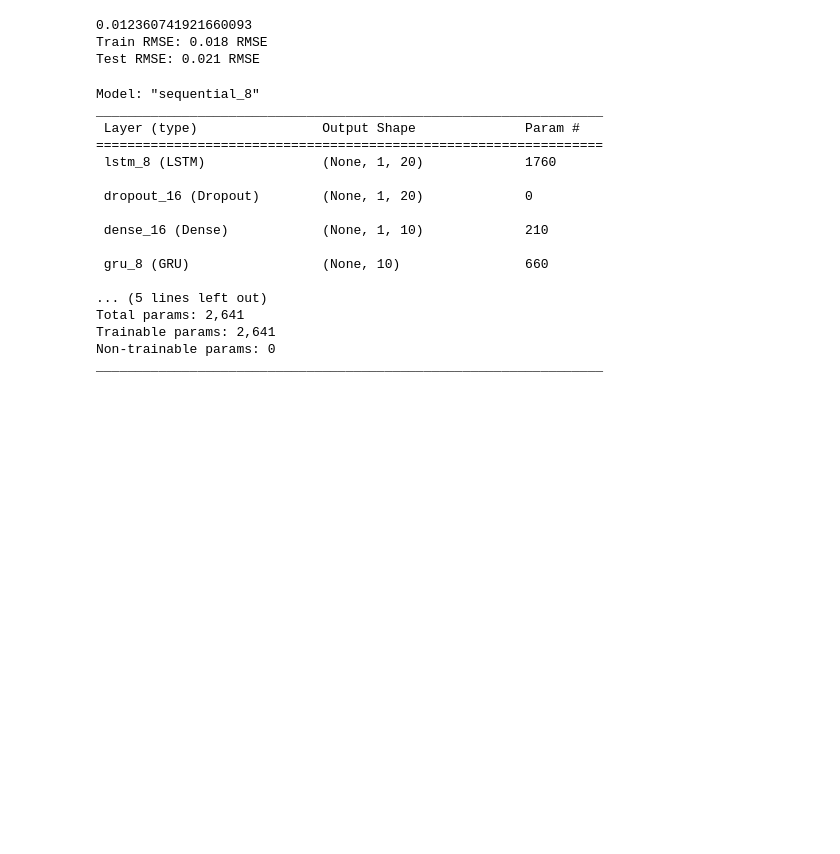
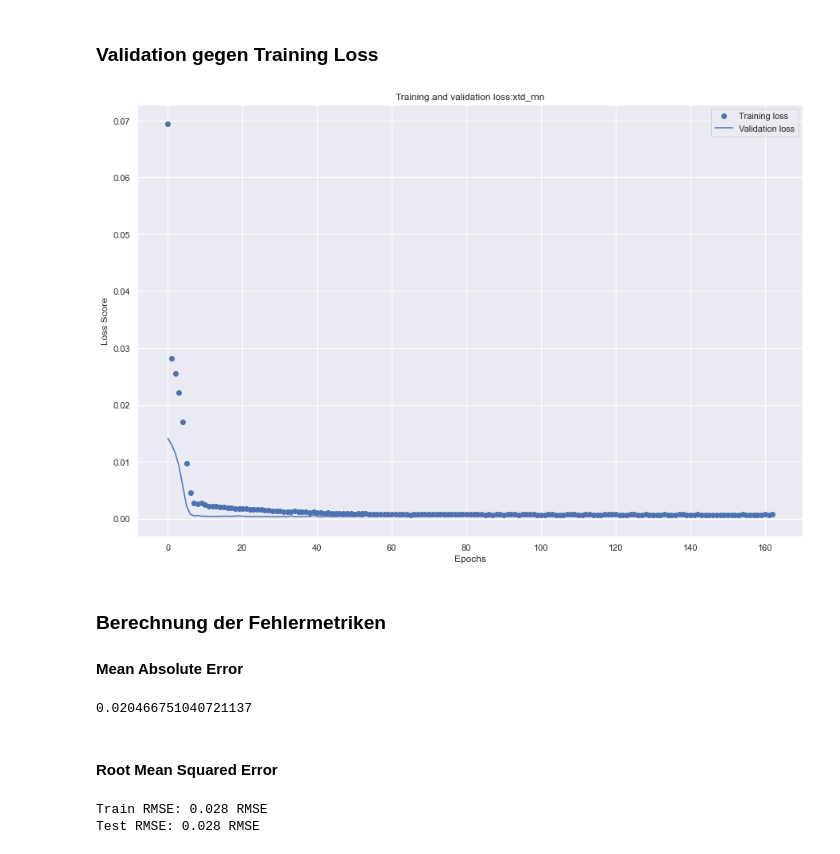
Before and after one commit to EstrixDS/thesis_rnn_financial_prediction, a Jupyter notebook: extended_rnn.ipynb, the cells around one changed output. Cells and saved outputs as stored; diff of their text form; code cells hidden in the pictures; blank space fills up the shorter version.

```diff
--- a/extended_rnn.ipynb
+++ b/extended_rnn.ipynb
@@ -105,29 +135,20 @@ Alpha of  Prediction  = -0.0007
+# %% [markdown]
+### Validation gegen Training Loss
+# %%
+utils.error_evaluation(epochs,loss,val_loss,model_type)
+# %% [output]
+[figure, added]
+# %% [markdown]
+### Berechnung der Fehlermetriken
+#### Mean Absolute Error
+# %%
+print(mean_absolute_error(y_true=y_test,y_pred=pred))
+# %% [output]
+0.020466751040721137
+# %% [markdown]
+#### Root Mean Squared Error
 # %%
-from sklearn.metrics import mean_absolute_error
-
-print(mean_absolute_error(y_true=y_test,y_pred=pred))
 utils.print_error(y_train=y_train,y_test=y_test,train_predict=np.squeeze(model.predict(X_train),1),test_predict=pred)
 # %% [output]
-0.012360741921660093
-Train RMSE: 0.018 RMSE
-Test RMSE: 0.021 RMSE
+Train RMSE: 0.028 RMSE
+Test RMSE: 0.028 RMSE
-# %%
-model.summary()
-# %% [output]
-Model: "sequential_8"
-_________________________________________________________________
- Layer (type)                Output Shape              Param #
-=================================================================
- lstm_8 (LSTM)               (None, 1, 20)             1760
-
- dropout_16 (Dropout)        (None, 1, 20)             0
-
- dense_16 (Dense)            (None, 1, 10)             210
-
- gru_8 (GRU)                 (None, 10)                660
-
-... (5 lines left out)
-Total params: 2,641
-Trainable params: 2,641
-Non-trainable params: 0
-_________________________________________________________________
```
Also changed, not shown: parts of 16 cells of this notebook.
